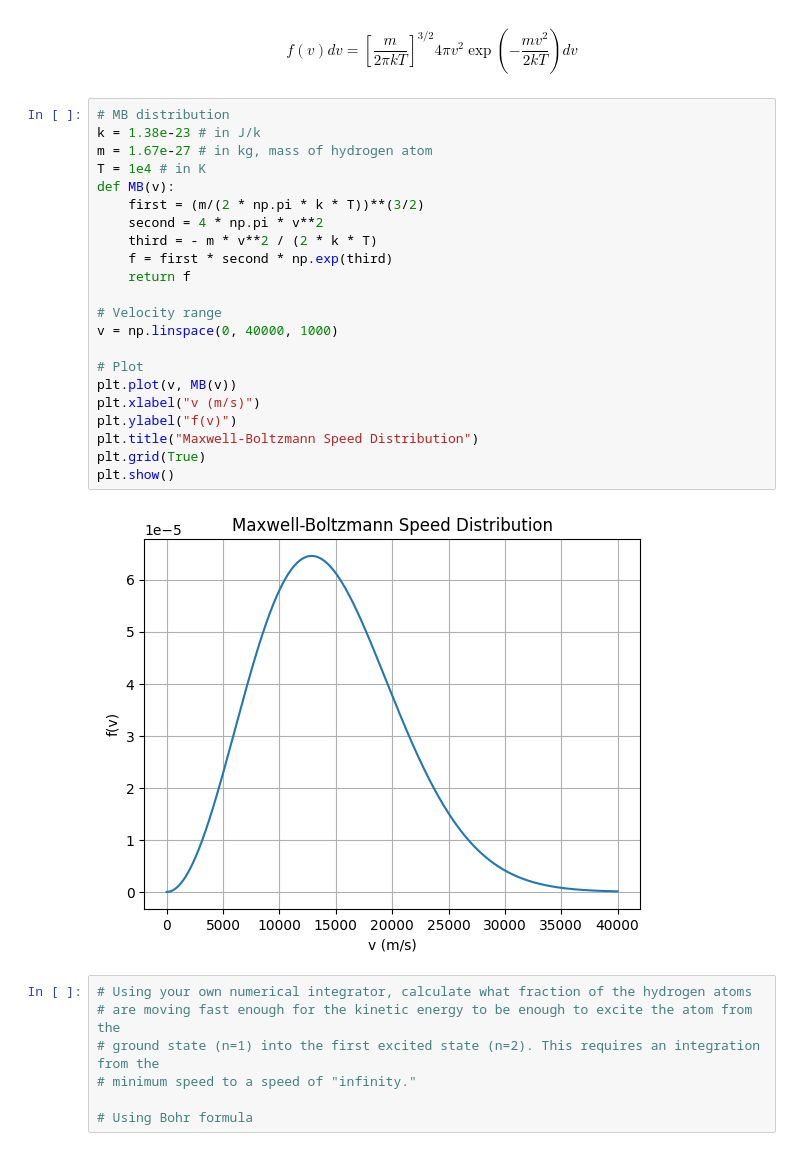
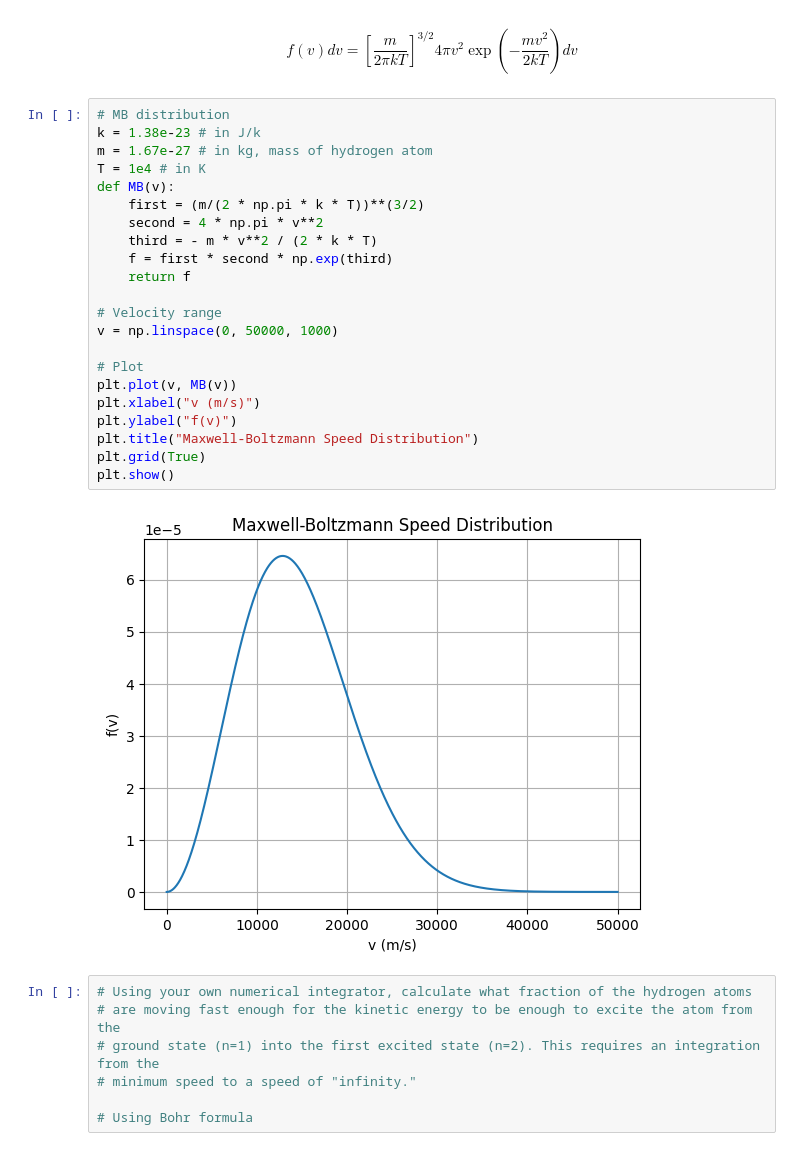
Before and after one commit to galih123star/computational2026, a Jupyter notebook: HW03/HW03_CPA.ipynb, the cells around one changed output. Cells and saved outputs as stored; diff of their text form.

```diff
--- a/HW03/HW03_CPA.ipynb
+++ b/HW03/HW03_CPA.ipynb
@@ -250,27 +280,27 @@ $$
 # %%
 # MB distribution
 k = 1.38e-23 # in J/k
 m = 1.67e-27 # in kg, mass of hydrogen atom
 T = 1e4 # in K
 def MB(v):
     first = (m/(2 * np.pi * k * T))**(3/2)
     second = 4 * np.pi * v**2
     third = - m * v**2 / (2 * k * T)
     f = first * second * np.exp(third)
     return f
 
 # Velocity range
-v = np.linspace(0, 40000, 1000)
+v = np.linspace(0, 50000, 1000)
 
 # Plot
 plt.plot(v, MB(v))
 plt.xlabel("v (m/s)")
 plt.ylabel("f(v)")
 plt.title("Maxwell-Boltzmann Speed Distribution")
 plt.grid(True)
 plt.show()
 # %% [output]
-[figure, old version]
+[figure, new version]
 # %%
 # Using your own numerical integrator, calculate what fraction of the hydrogen atoms
 # are moving fast enough for the kinetic energy to be enough to excite the atom from the
```
Also changed, not shown: parts of 5 cells of this notebook.
